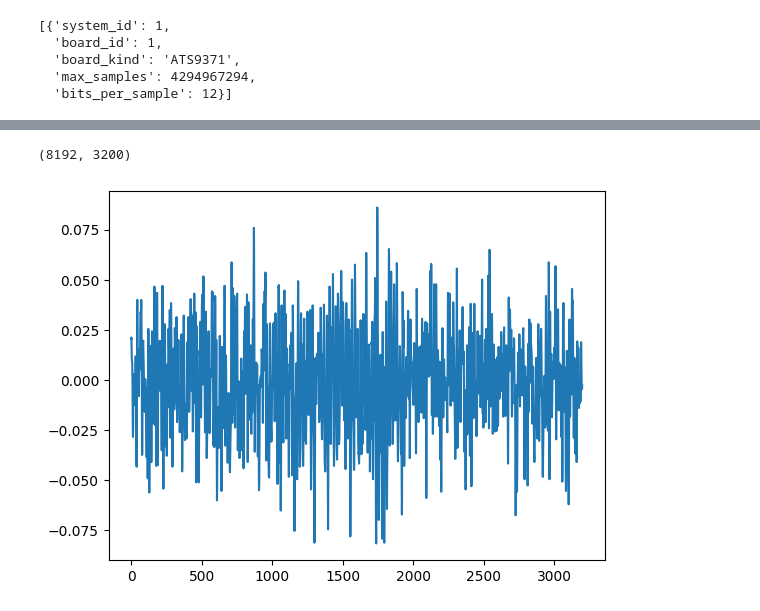
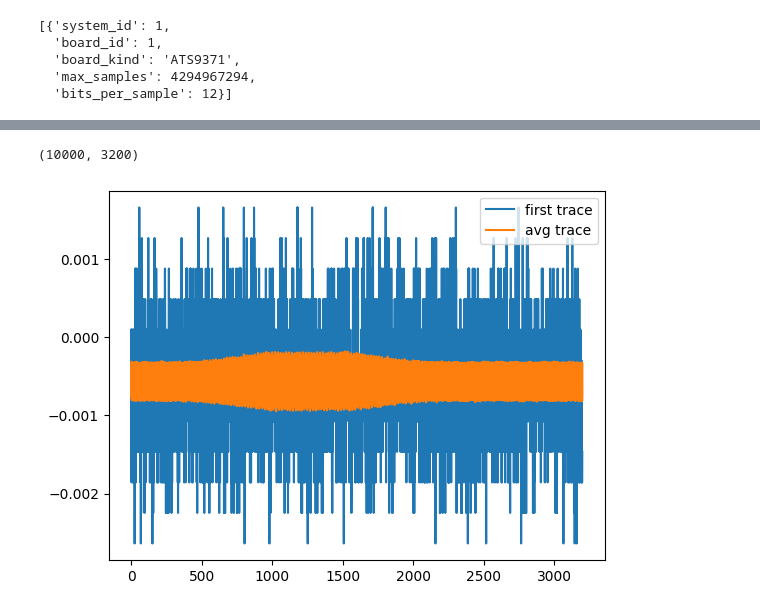
Before and after one commit to ElenBOT/tomography, a Jupyter notebook: usage_example.ipynb, the cells around one changed output, grey strips where cells are left out. Cells and saved outputs as stored; diff of their text form; code cells hidden in the pictures.

```diff
--- a/usage_example.ipynb
+++ b/usage_example.ipynb
@@ -80,10 +76,13 @@ config:
 # %%
 # test acquisition
 acq_ctrl.do_acquisition()
 chaA, chaB = acq_ctrl.numpy_get_alldata_from_buffer_in_volt()
 print(chaA.shape)
-plt.plot(chaA[0]) # plot first trace of channel A
+avg = np.mean(chaA, axis=0)
+plt.plot(chaA[0], label='first trace') # plot first trace of channel A
+plt.plot(avg, label='avg trace')
+plt.legend()
 plt.show()
 # %% [output]
-(8192, 3200)
+(10000, 3200)
-[figure, old version]
+[figure, new version]
```
Also changed, not shown: parts of 12 cells of this notebook, 2 other files.
